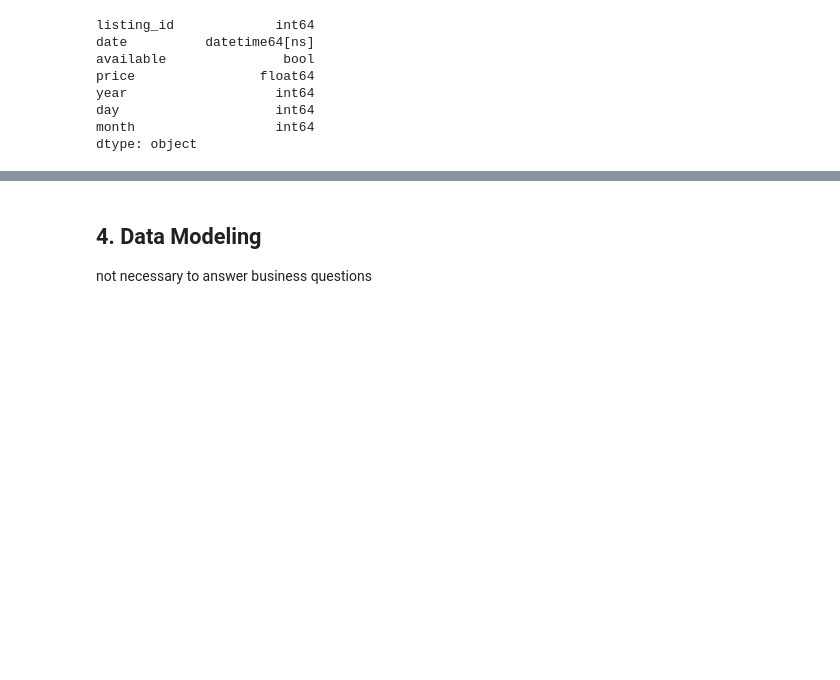
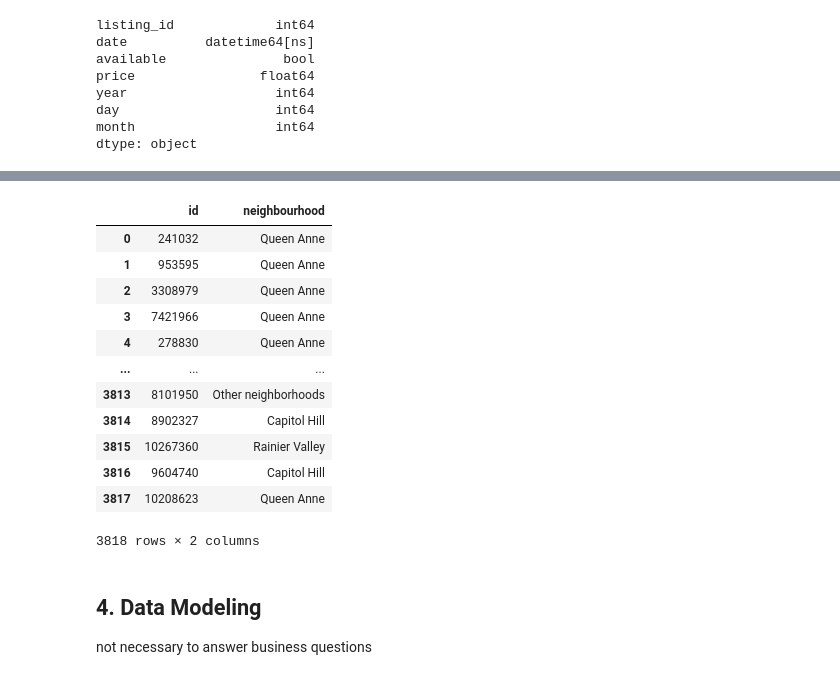
Before and after one commit to dagrubi/DataScience_AirBnBSeattle, a Jupyter notebook: analyse_data.ipynb, the cells around one changed output, grey strips where cells are left out. Cells and saved outputs as stored; diff of their text form; code cells hidden in the pictures; blank space fills up the shorter version.

```diff
--- a/analyse_data.ipynb
+++ b/analyse_data.ipynb
@@ -196,0 +219,9 @@ dtype: object
+# %%
+# column neighbourhood (relevant for 1a)
+
+print("rows with null: ", np.sum(df_list['neighbourhood_group_cleansed'].isnull()), " --- rows with NaN:", np.sum(df_list['neighbourhood_group_cleansed'].isna()))
+df_list['neighbourhood_group_cleansed'].value_counts()
+
+#change to categorical variable
+df_list['neighbourhood_group_cleansed'] = df_list['neighbourhood_group_cleansed'].astype('category')
+print(df_list['neighbourhood_group_cleansed'])
@@ -197,3 +295,23 @@ dtype: object
+# %%
+df_listing = df_list[['id','neighbourhood_group_cleansed']]
+#rename some columns
+#df_listing.rename(columns={'neighbourhood_group_cleansed': 'neighbourhood'})
+df_listing = df_listing.rename(index=str, columns={"neighbourhood_group_cleansed": "neighbourhood"})
+df_listing
+# %% [output]
+|  | id | neighbourhood |
+| 0 | 241032 | Queen Anne |
+| 1 | 953595 | Queen Anne |
+| 2 | 3308979 | Queen Anne |
+| 3 | 7421966 | Queen Anne |
+| 4 | 278830 | Queen Anne |
+| ... | ... | ... |
+| 3813 | 8101950 | Other neighborhoods |
+| 3814 | 8902327 | Capitol Hill |
+| 3815 | 10267360 | Rainier Valley |
+| 3816 | 9604740 | Capitol Hill |
+| 3817 | 10208623 | Queen Anne |
+3818 rows × 2 columns
 # %% [markdown]
 ## 4. Data Modeling
 not necessary to answer business questions
```
Also changed, not shown: parts of 13 cells of this notebook.
